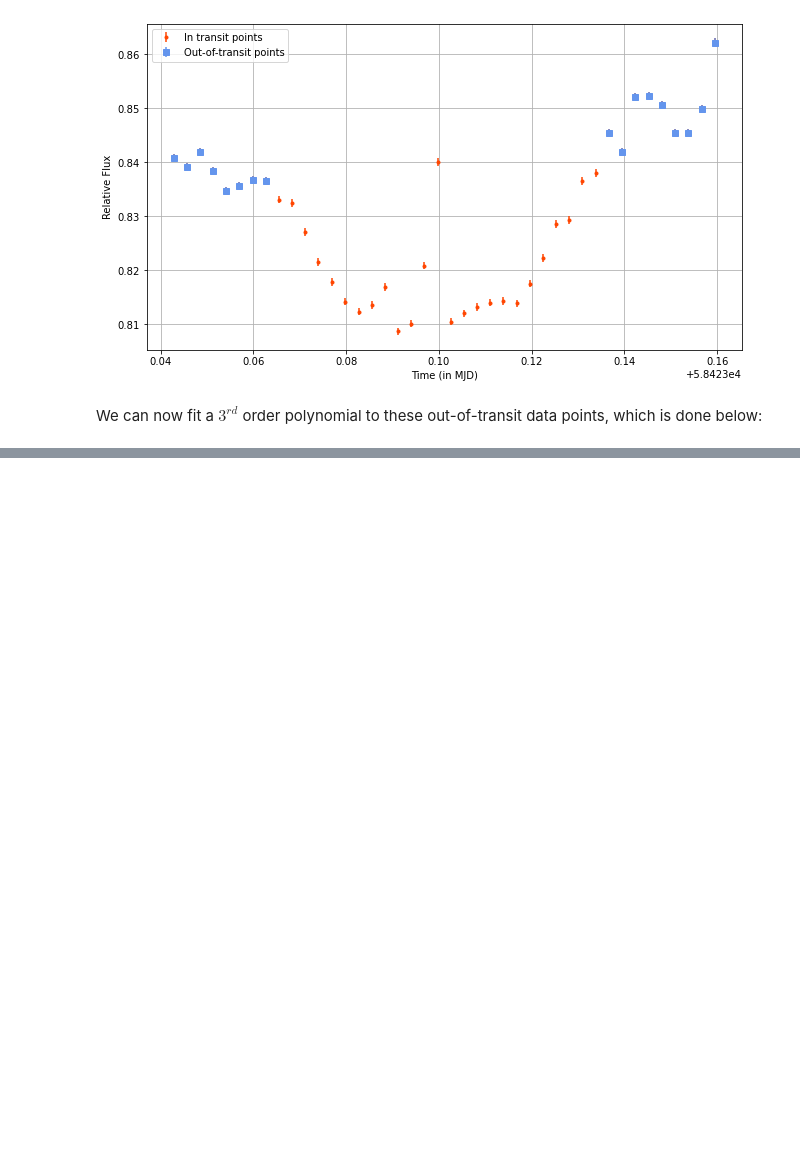
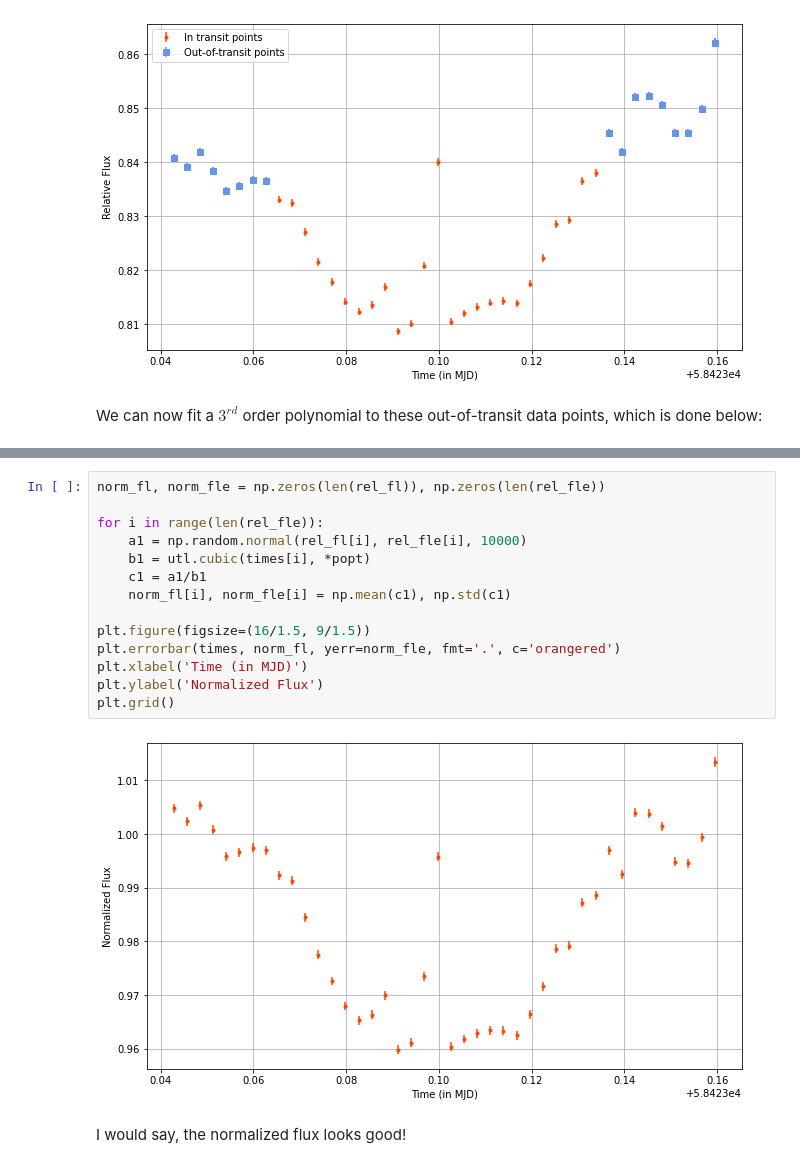
Before and after one commit to Jayshil/Data_Analysis, a Jupyter notebook: Transits/p2.ipynb, the cells around one changed output, grey strips where cells are left out. Saved outputs shown, nothing was run; the diff lists cells and outputs as text; blank space fills up the shorter version.

```diff
--- a/Transits/p2.ipynb
+++ b/Transits/p2.ipynb
@@ -37,0 +54,18 @@ We can now fit a $3^{rd}$ order polynomial to these out-of-transit data points,
+# %%
+norm_fl, norm_fle = np.zeros(len(rel_fl)), np.zeros(len(rel_fle))
+
+for i in range(len(rel_fle)):
+    a1 = np.random.normal(rel_fl[i], rel_fle[i], 10000)
+    b1 = utl.cubic(times[i], *popt)
+    c1 = a1/b1
+    norm_fl[i], norm_fle[i] = np.mean(c1), np.std(c1)
+
+plt.figure(figsize=(16/1.5, 9/1.5))
+plt.errorbar(times, norm_fl, yerr=norm_fle, fmt='.', c='orangered')
+plt.xlabel('Time (in MJD)')
+plt.ylabel('Normalized Flux')
+plt.grid()
+# %% [output]
+[figure, added]
+# %% [markdown]
+I would say, the normalized flux looks good!
```
Also changed, not shown: parts of 1 cell of this notebook.
